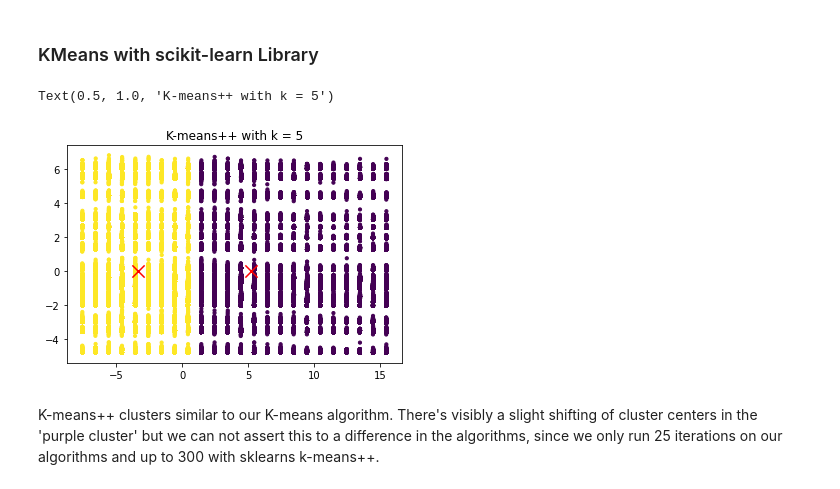
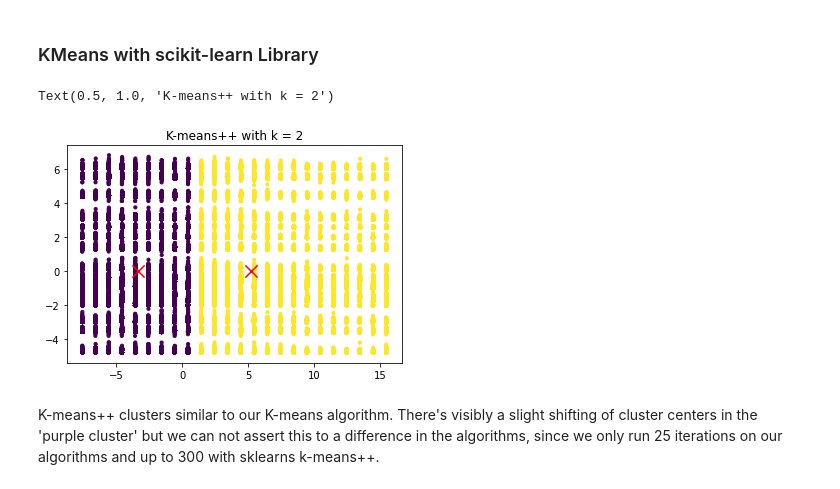
Before and after one commit to MRampo/ADM-HW4, a Jupyter notebook: main.ipynb, the cells around one changed output. Drawn from its saved outputs; the diff is of its cells as text; code cells hidden in the pictures.

```diff
--- a/main.ipynb
+++ b/main.ipynb
@@ -947,10 +935,9 @@ from sklearn.cluster import KMeans
 
 from scipy.sparse import csr_matrix
 # %%
-#TODO dont read them, just use the actual data
 # loading dataframes and concatenating
-data_20 = pd.read_csv('twenty_params_2.csv', delimiter = ',')
-data_7 = pd.read_csv('seven_params_3.csv', delimiter = ',').reset_index(drop=True)
+# data_20 = pd.read_csv('twenty_params_2.csv', delimiter = ',')
+# data_7 = pd.read_csv('seven_params_3.csv', delimiter = ',').reset_index(drop=True)
 # %%
 data_27 = pd.concat([data_20, data_7], axis = 1) # forming one dataframe of 27 features
 data_27.set_index('CustomerID', inplace = True)
@@ -1306,15 +1288,15 @@ Text(0.5, 1.0, 'K-means with k = 5')
 # %%
 kmeans = KMeans(n_clusters=2, init='k-means++', n_init=3, max_iter=300, tol=0.0001,random_state=None, algorithm='auto')
 kmeans.fit(pca_data) # fit pca_data to scikti kmeans class object
 
 plt.scatter(pca_data[:, 0], pca_data[:, 1], s=10, c = kmeans.labels_.astype(float)) # plot first two principal components
 
 centroids = kmeans.cluster_centers_
 plt.scatter(centroids[:, 0],centroids[:, 1],marker="x",s=150, c='red') # scatter cluster centers
-plt.title('K-means++ with k = 5')
+plt.title('K-means++ with k = 2')
 # %% [output]
-Text(0.5, 1.0, 'K-means++ with k = 5')
+Text(0.5, 1.0, 'K-means++ with k = 2')
-[figure, old version]
+[figure, new version]
 # %% [markdown]
 K-means++ clusters similar to our K-means algorithm. There's visibly a slight shifting of cluster centers in the 'purple cluster' but we can not assert this to a difference in the algorithms, since we only run 25 iterations on our algorithms and up to 300 with sklearns k-means++.
 # %% [markdown]
```
Also changed, not shown: parts of 11 cells of this notebook.
